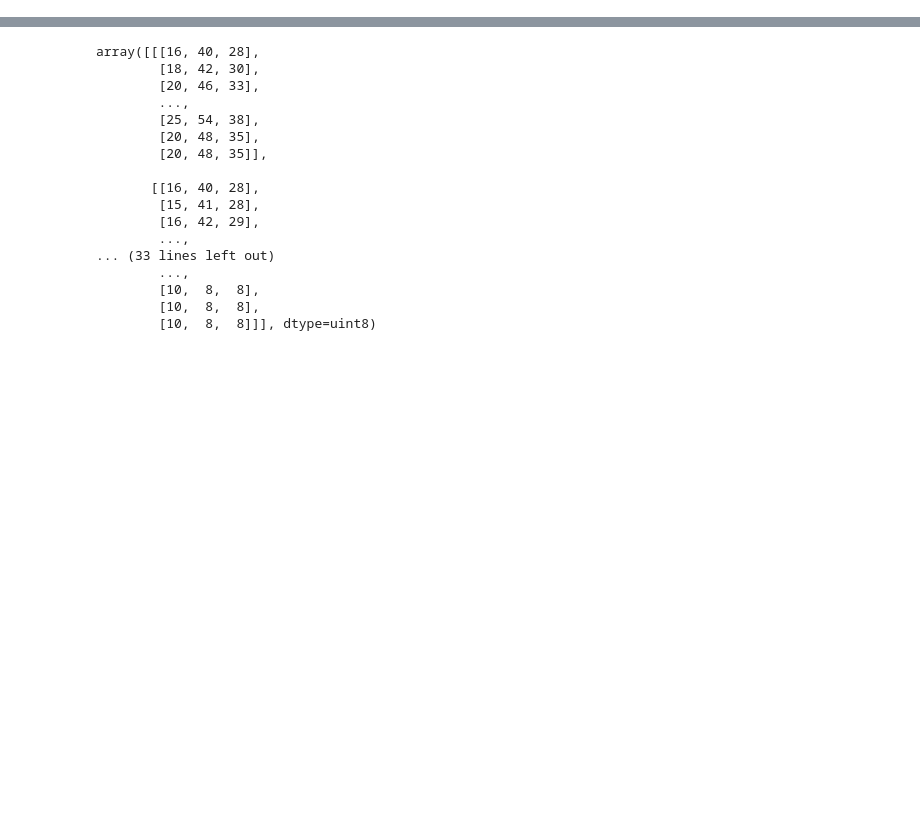
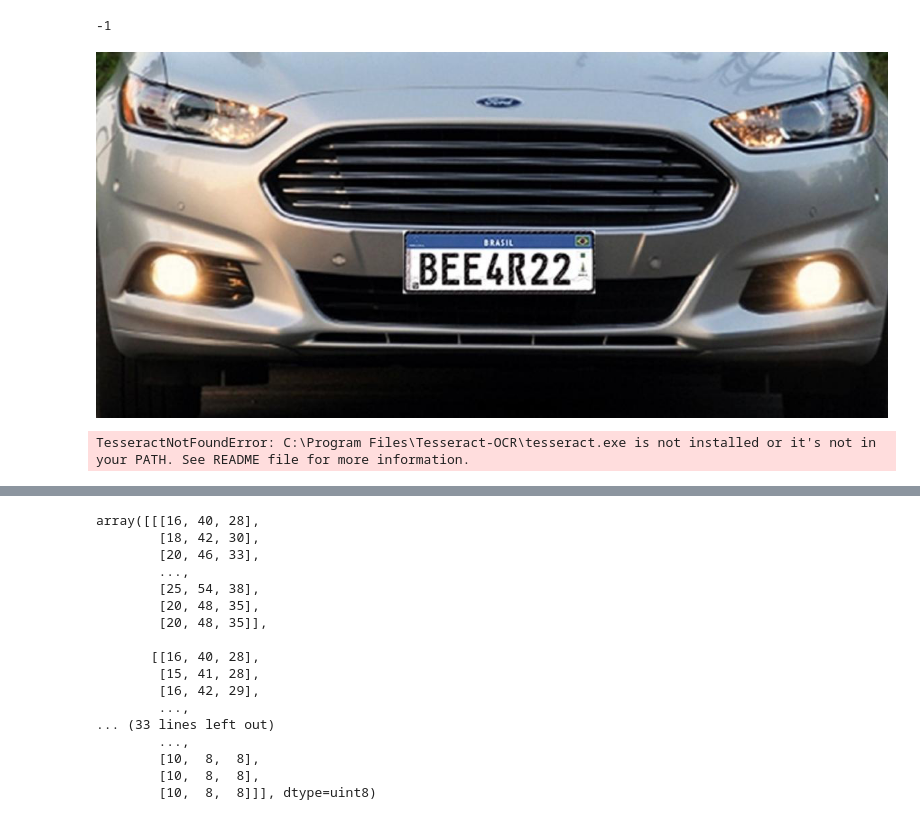
Before and after one commit to arturm22/Sistemas_Embarcados, a Jupyter notebook: Codigos/Identificar_Placas.ipynb, the cells around one changed output, grey strips where cells are left out. Cells and saved outputs as stored; diff of their text form; code cells hidden in the pictures; blank space fills up the shorter version.

```diff
--- a/Codigos/Identificar_Placas.ipynb
+++ b/Codigos/Identificar_Placas.ipynb
@@ -10,0 +66,26 @@ img = cv2.imread('CARRO1.JPG', cv2.IMREAD_UNCHANGED)
+# %%
+for c in cnts:
+    # Computar a caixa delimitadora do contorno e usar a caixa delimitadora para calcular a proporção da altura e largura
+    (x, y, w, h) = cv2.boundingRect(c)
+    aspectRatio = w / float(h)
+
+    # Computar a solidez do contorno original e a solidez do contorno convexo aproximado
+    solidity = cv2.contourArea(c) / float(w * h)
+
+    # Computar se o aspecto da largura e altura e solidez se enquadram nos critérios adequados
+    keepAspectRatio = aspectRatio < 1.0
+    keepSolidity = solidity > 0.15
+
+    # Verificar se o contorno é grande o suficiente para ser considerado uma placa
+    keepDims = w > 35 and h > 13
+
+    # Garantir que o contorno passa por todos os nossos testes
+    if keepAspectRatio and keepSolidity and keepDims:
+        # Desenhar um retângulo ao redor do contorno na imagem original
+        cv2.rectangle(img, (x, y), (x + w, y + h), (0, 255, 0), 3)
+
+# Mostrar a imagem de saída
+cv2.imshow("CARRO1", img)
+cv2.waitKey(0)
+# %% [output]
+-1
@@ -10,0 +95,10 @@ img = cv2.imread('CARRO1.JPG', cv2.IMREAD_UNCHANGED)
+# %%
+image = Image.open('CARRO1.jpg')
+# %%
+image
+# %% [output]
+[figure, added]
+# %%
+text = pytesseract.image_to_string('CARRO1.jpg')
+# %% [output]
+TesseractNotFoundError: C:\Program Files\Tesseract-OCR\tesseract.exe is not installed or it's not in your PATH. See README file for more information.
```
Also changed, not shown: parts of 15 cells of this notebook, 2 other files.
